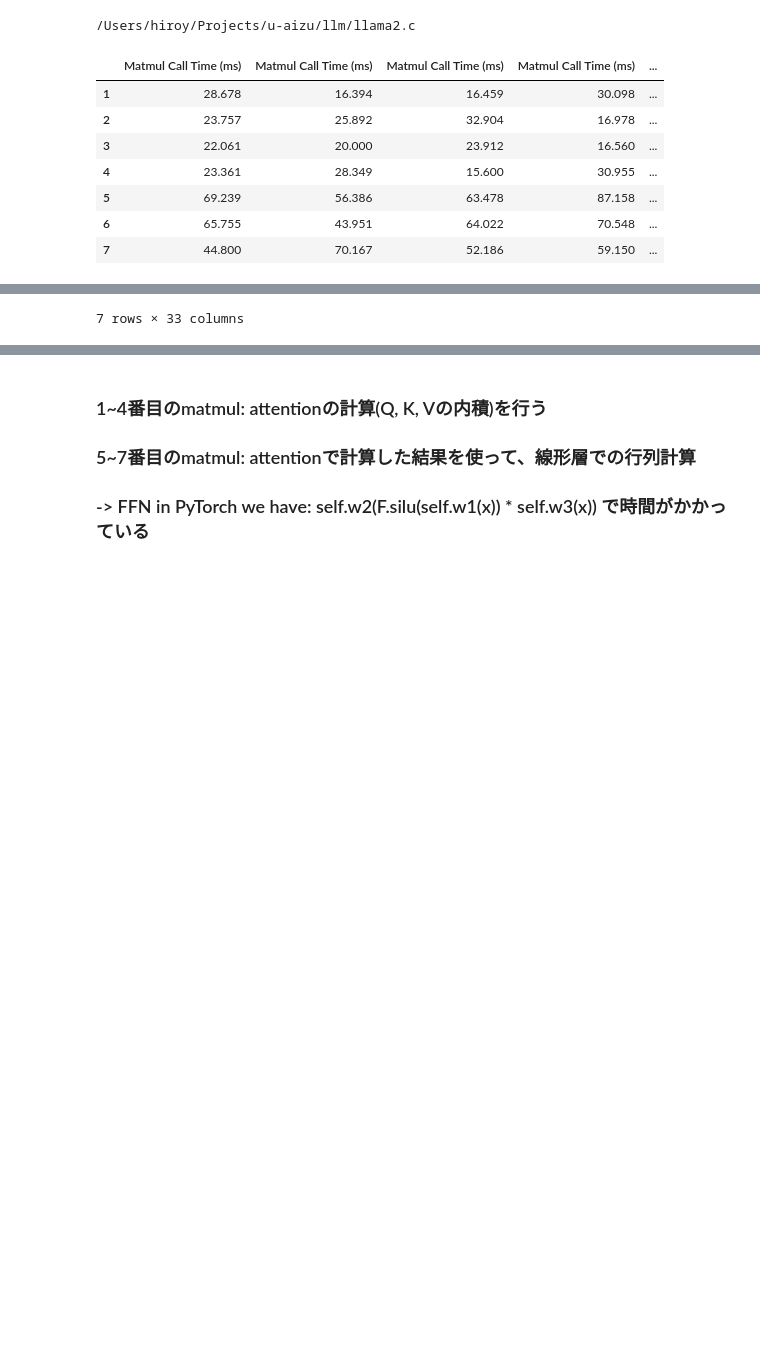
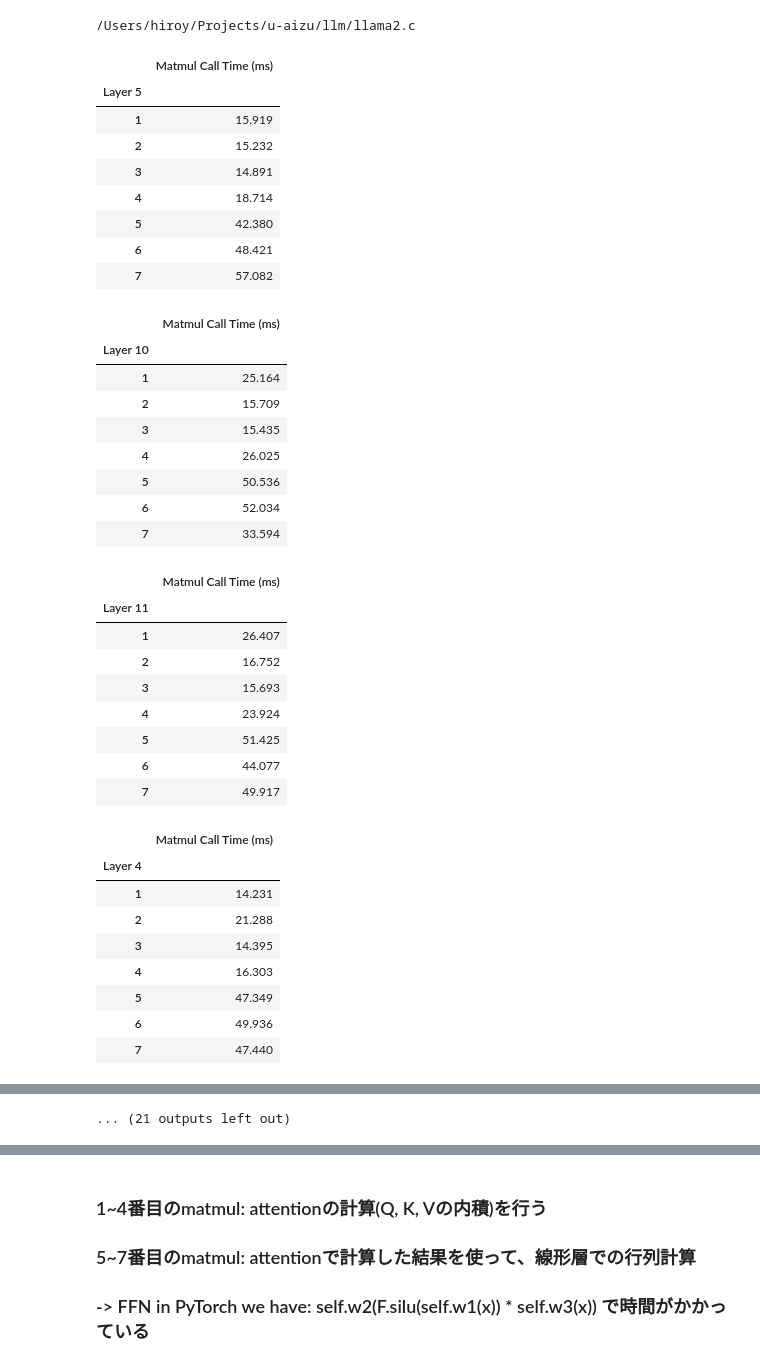
Before and after one commit to Hiroyuki-01/llama2.c, a Jupyter notebook: analysis/visualize_matmul_times.ipynb, the cells around one changed output, grey strips where cells are left out. Cells and saved outputs as stored; diff of their text form; code cells hidden in the pictures; blank space fills up the shorter version.

```diff
--- a/analysis/visualize_matmul_times.ipynb
+++ b/analysis/visualize_matmul_times.ipynb
@@ -4,29 +4,65 @@
 %cd ..
 # %% [output]
 /Users/hiroy/Projects/u-aizu/llm/llama2.c
+# %%
+import pandas as pd
+import glob
+import re
+
+pd.set_option('display.max_rows', None)
+pd.set_option('display.max_columns', None)
 # %%
-import pandas as pd
-import glob
+csv_files = glob.glob('test/matmul_times_layer_*.csv')
+# 数字だけに限定するための正規表現パターン
+pattern = re.compile(r'test/matmul_times_layer_\d+\.csv')
+csv_files = [file for file in csv_files if pattern.match(file)]
 
-csv_files = glob.glob('test/matmul_times_layer_*.csv')
 dfs = []
 for file in csv_files:
     df = pd.read_csv(file, index_col=0)
+    display(df)
     dfs.append(df)
 
 result_df = pd.concat(dfs, axis=1)
-
 result_df['Total Time (ms)'] = result_df.sum(axis=1)
 
 display(result_df)
 
 result_df.to_csv('test/total_matmul_times.csv', index=False)
 # %% [output]
-|  | Matmul Call Time (ms) | Matmul Call Time (ms) | Matmul Call Time (ms) | Matmul Call Time (ms) | ... |
-| 1 | 28.678 | 16.394 | 16.459 | 30.098 | ... |
-| 2 | 23.757 | 25.892 | 32.904 | 16.978 | ... |
-| 3 | 22.061 | 20.000 | 23.912 | 16.560 | ... |
-| 4 | 23.361 | 28.349 | 15.600 | 30.955 | ... |
-| 5 | 69.239 | 56.386 | 63.478 | 87.158 | ... |
-| 6 | 65.755 | 43.951 | 64.022 | 70.548 | ... |
-| 7 | 44.800 | 70.167 | 52.186 | 59.150 | ... |
+|  | Matmul Call Time (ms) |
+| Layer 5 |  |
+| 1 | 15.919 |
+| 2 | 15.232 |
+| 3 | 14.891 |
+| 4 | 18.714 |
+| 5 | 42.380 |
+| 6 | 48.421 |
+| 7 | 57.082 |
+|  | Matmul Call Time (ms) |
+| Layer 10 |  |
+| 1 | 25.164 |
+| 2 | 15.709 |
+| 3 | 15.435 |
+| 4 | 26.025 |
+| 5 | 50.536 |
+| 6 | 52.034 |
+| 7 | 33.594 |
+|  | Matmul Call Time (ms) |
+| Layer 11 |  |
+| 1 | 26.407 |
+| 2 | 16.752 |
+| 3 | 15.693 |
+| 4 | 23.924 |
+| 5 | 51.425 |
+| 6 | 44.077 |
+| 7 | 49.917 |
+|  | Matmul Call Time (ms) |
+| Layer 4 |  |
+| 1 | 14.231 |
+| 2 | 21.288 |
+| 3 | 14.395 |
+| 4 | 16.303 |
+| 5 | 47.349 |
+| 6 | 49.936 |
+| 7 | 47.440 |
@@ -33 +141 @@ result_df.to_csv('test/total_matmul_times.csv', index=False)
-7 rows × 33 columns
+... (21 outputs left out)
```
Also changed, not shown: parts of 4 cells of this notebook, 1 other file.
